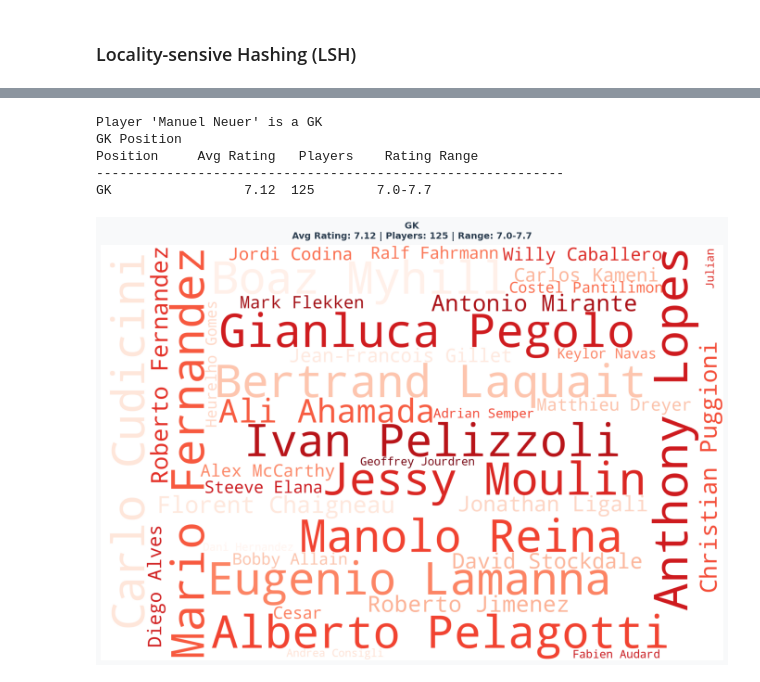
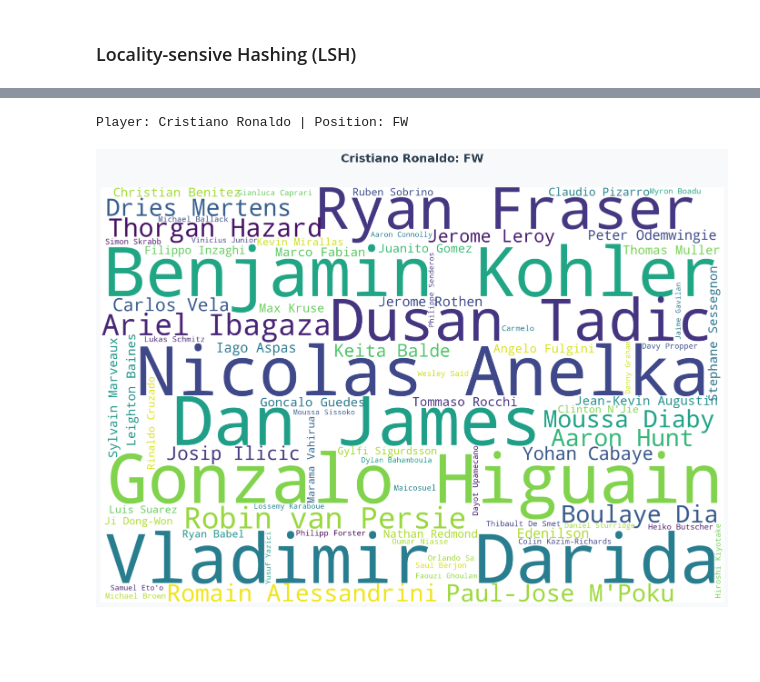
Before and after one commit to Computational-Tools-in-DS-G42/footballer-profiler-AI, a Jupyter notebook: player_recommendation.ipynb, the cells around one changed output, grey strips where cells are left out. Cells and saved outputs as stored; diff of their text form; code cells hidden in the pictures; blank space fills up the shorter version.

```diff
--- a/player_recommendation.ipynb
+++ b/player_recommendation.ipynb
@@ -230,10 +111,0 @@ TypeError: 'int' object is not callable
-# %%
-player_name = "Manuel Neuer"
-fig, stats = create_wordcloud_for_player_position(player_name, df_data=df_full)
-# %% [output]
-Player 'Manuel Neuer' is a GK
-GK Position
-Position     Avg Rating   Players    Rating Range
-------------------------------------------------------------
-GK                 7.12  125        7.0-7.7
-[figure, removed]
@@ -481,0 +112,45 @@ def display_backbone_visualization(player_name, n_similar=20, similarity_thresho
+# %%
+def display_position_wordcloud(target_player, df_data):
+
+    player_name = target.name
+    position = target.pos
+
+    print(f"Player: {player_name} | Position: {position}")
+
+    freq = {
+        row['name']: float(row['similarity'])
+        for _, row in df_data.iterrows()
+        if pd.notna(row['similarity'])
+    }
+
+    if not freq:
+        raise ValueError("No similarity scores available to generate the wordcloud.")
+
+    fig, ax = plt.subplots(figsize=(14, 10), facecolor="#f8f9fa")
+
+    wc = WordCloud(
+        width=1200, height=800,
+        background_color="white",
+        colormap="viridis",
+        max_words=80,
+        collocations=False,
+        random_state=42,
+        scale=2
+    ).generate_from_frequencies(freq)
+
+    ax.imshow(wc, interpolation="bilinear")
+    ax.set_title(
+        f"{player_name}: {position}\n",
+        fontsize=18, fontweight="bold", color="#2c3e50", pad=20
+    )
+    ax.axis("off")
+
+    plt.tight_layout()
+    plt.show()
+
+    return fig, freq
+# %%
+fig, freq = display_position_wordcloud(target, sim_df)
+# %% [output]
+Player: Cristiano Ronaldo | Position: FW
+[figure, added]
```
Also changed, not shown: parts of 19 cells of this notebook.
